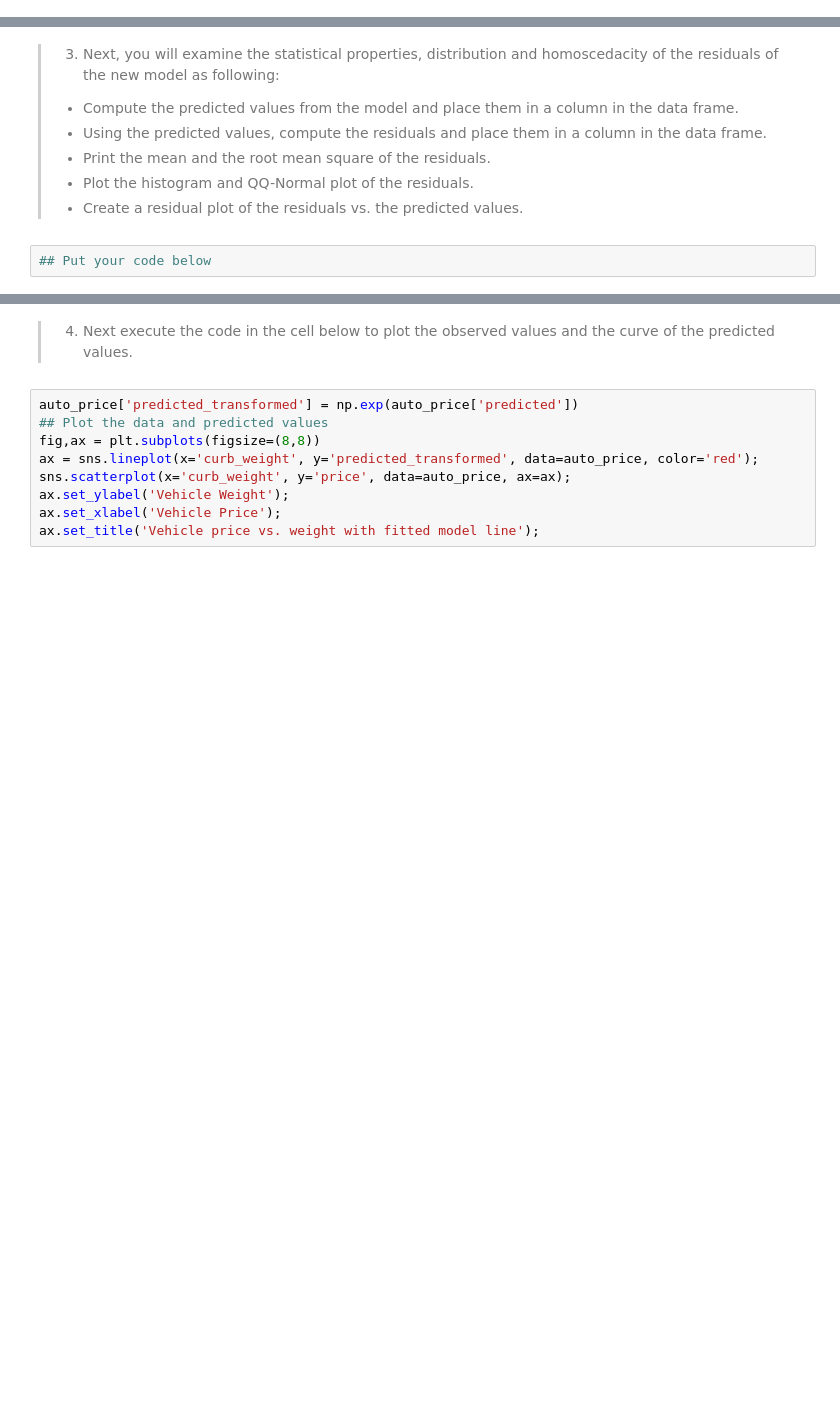
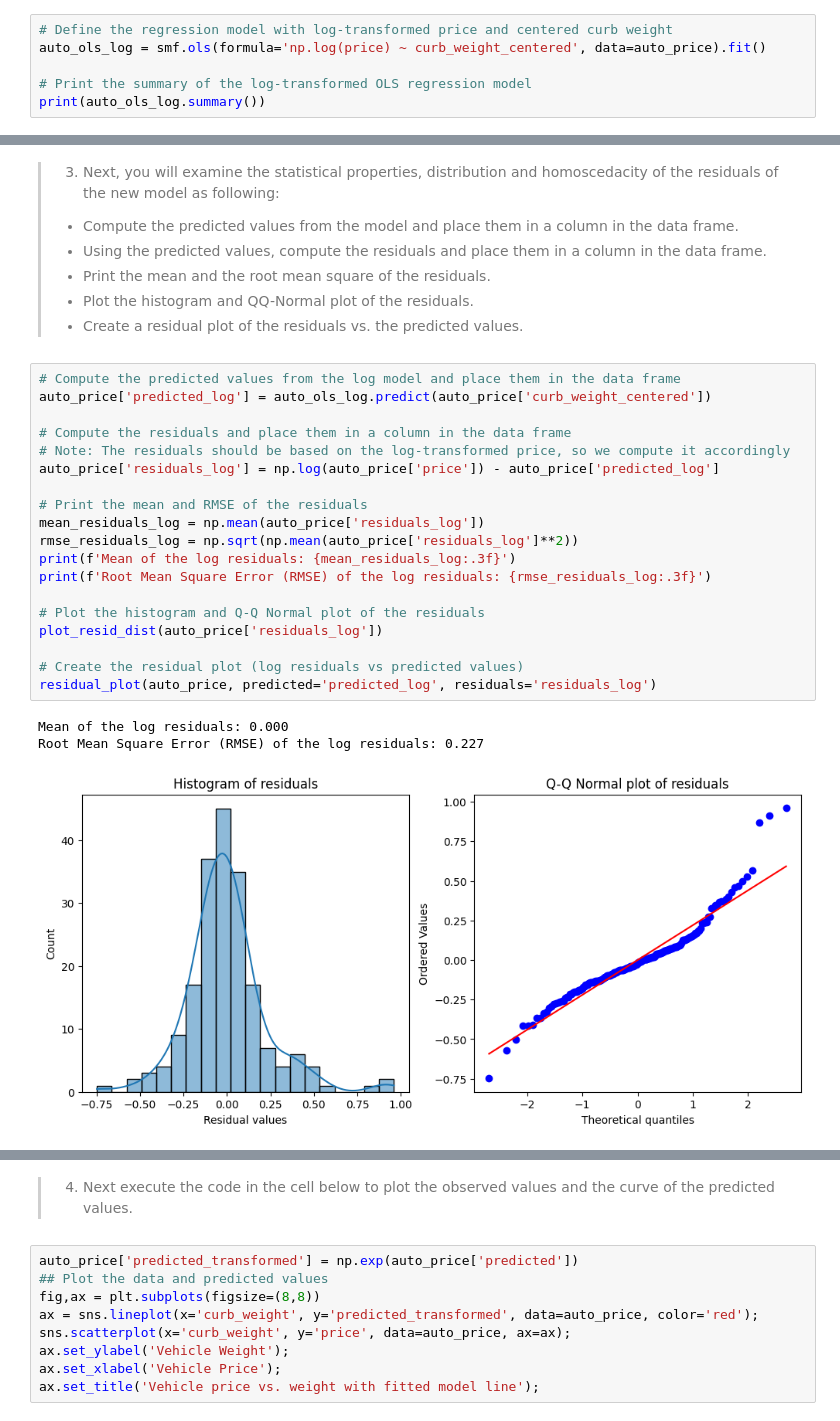
Before and after one commit to StephenElston/CSCI-E-83, a Jupyter notebook: Notebooks/19_Chapter19_LinearModels.ipynb, the cells around one changed output, grey strips where cells are left out. Saved outputs shown, nothing was run; the diff lists cells and outputs as text; blank space fills up the shorter version.

```diff
--- a/Notebooks/19_Chapter19_LinearModels.ipynb
+++ b/Notebooks/19_Chapter19_LinearModels.ipynb
@@ -507,0 +644,6 @@ for col,new_col in zip(['curb_weight','engine_size'],['curb_weight_centered','en
+# %%
+# Define the regression model with log-transformed price and centered curb weight
+auto_ols_log = smf.ols(formula='np.log(price) ~ curb_weight_centered', data=auto_price).fit()
+
+# Print the summary of the log-transformed OLS regression model
+print(auto_ols_log.summary())
@@ -512,5 +672,26 @@ for col,new_col in zip(['curb_weight','engine_size'],['curb_weight_centered','en
 >  - Print the mean and the root mean square of the residuals.
 >  - Plot the histogram and QQ-Normal plot of the residuals.
 >  - Create a residual plot of the residuals vs. the predicted values.
-# %%
-## Put your code below
+# %%
+# Compute the predicted values from the log model and place them in the data frame
+auto_price['predicted_log'] = auto_ols_log.predict(auto_price['curb_weight_centered'])
+
+# Compute the residuals and place them in a column in the data frame
+# Note: The residuals should be based on the log-transformed price, so we compute it accordingly
+auto_price['residuals_log'] = np.log(auto_price['price']) - auto_price['predicted_log']
+
+# Print the mean and RMSE of the residuals
+mean_residuals_log = np.mean(auto_price['residuals_log'])
+rmse_residuals_log = np.sqrt(np.mean(auto_price['residuals_log']**2))
+print(f'Mean of the log residuals: {mean_residuals_log:.3f}')
+print(f'Root Mean Square Error (RMSE) of the log residuals: {rmse_residuals_log:.3f}')
+
+# Plot the histogram and Q-Q Normal plot of the residuals
+plot_resid_dist(auto_price['residuals_log'])
+
+# Create the residual plot (log residuals vs predicted values)
+residual_plot(auto_price, predicted='predicted_log', residuals='residuals_log')
+# %% [output]
+Mean of the log residuals: 0.000
+Root Mean Square Error (RMSE) of the log residuals: 0.227
+[figure, added]
```
Also changed, not shown: parts of 36 cells of this notebook.
